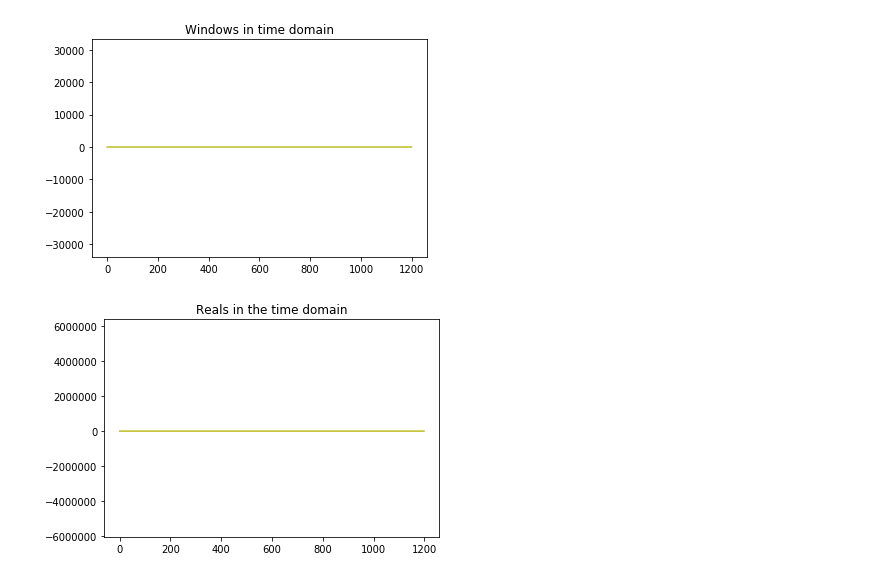
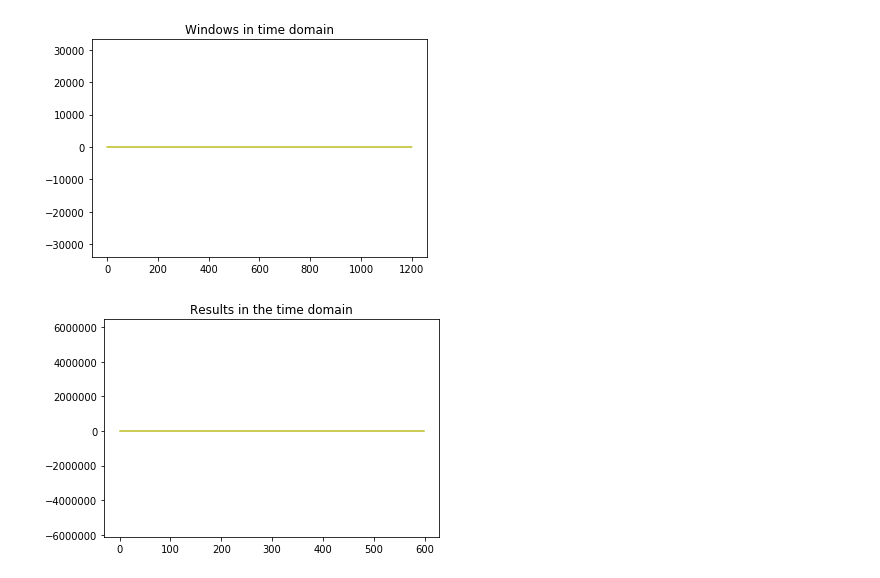
Before and after one commit to Graystripe17/Sadzam, a Jupyter notebook: XC/XC.ipynb, the cells around one changed output. Drawn from its saved outputs; the diff is of its cells as text; code cells hidden in the pictures.

```diff
--- a/XC/XC.ipynb
+++ b/XC/XC.ipynb
@@ -170,6 +173,6 @@ create_gif("windowed.gif", "Windows in time domain", windowed_snippets)
 # %% [output]
 [figure]
 # %%
-create_gif("reals.gif", "Reals in the time domain", reals)
+create_gif("results.gif", "Results in the time domain", results)
 # %% [output]
-[figure, old version]
+[figure, new version]
```
Also changed, not shown: parts of 9 cells of this notebook, 3 other files.
